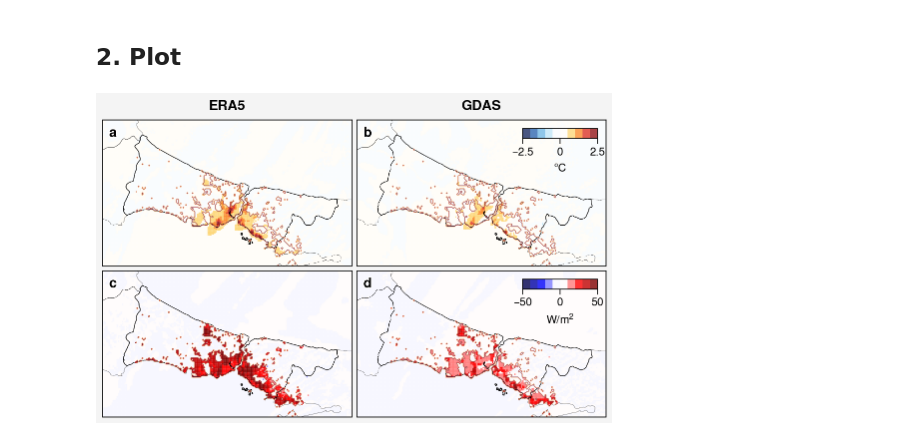
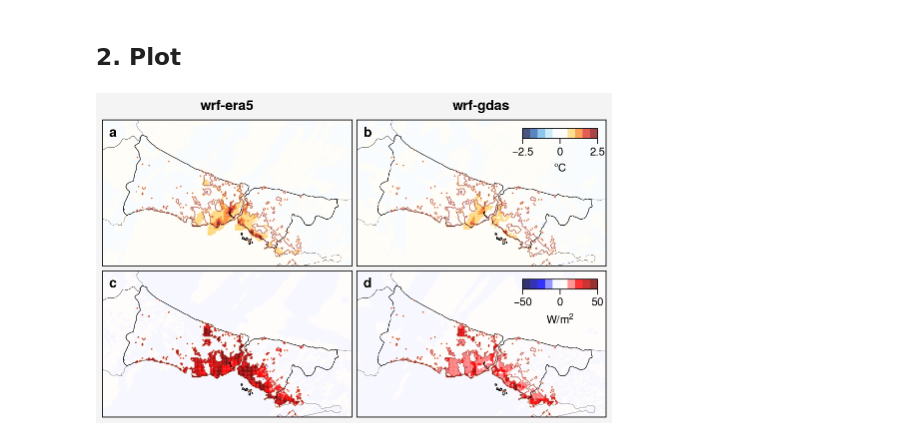
Before and after one commit to donmezkutay/Urban-Precipitation-Article-Istanbul, a Jupyter notebook: combined_thermodynamics.ipynb, the cells around one changed output. Cells and saved outputs as stored; diff of their text form; code cells hidden in the pictures.

```diff
--- a/combined_thermodynamics.ipynb
+++ b/combined_thermodynamics.ipynb
@@ -296,7 +296,7 @@ for i in range_2d:
                longrid=False,
                latgrid = False)
 
-axs2.format(collabels=['ERA5', 'GDAS']
+axs2.format(collabels=['wrf-era5', 'wrf-gdas']
            )
 
 #for i in [6,7,8,9]:
@@ -385,31 +385,31 @@ axs2[1].colorbar(mesh_c_g,
                  ticks = ticks_c_g,
                  loc='ur', length=6,  # length is em widths
                  tickminor=True, alpha=0.5,
                  width=0.8,
                  labelsize = 8,
                  ticklabelsize = 8,
                  frame=False,
                  #labelloc = 'top',
                  #ticklocation = 'bottom',
                 )
 
 # colorbars
 axs2[3].colorbar(mesh_d_h,
                  label=label_d_h,
                  ticks = ticks_d_h,
                  loc='ur', length=6,  # length is em widths
                  tickminor=True, alpha=0.5,
                  width=0.8,
                  labelsize = 8,
                  ticklabelsize = 8,
                  frame=False,
                  #labelloc = 'top',
                  #ticklocation = 'bottom',
                 )
 
 #save figure
 plt.savefig(r'pictures/combined_thermodynamics.jpeg',
             bbox_inches='tight', optimize=True,
             progressive=True, dpi=1000)
 # %% [output]
-[figure, old version]
+[figure, new version]
```
Also changed, not shown: 5 other files.
